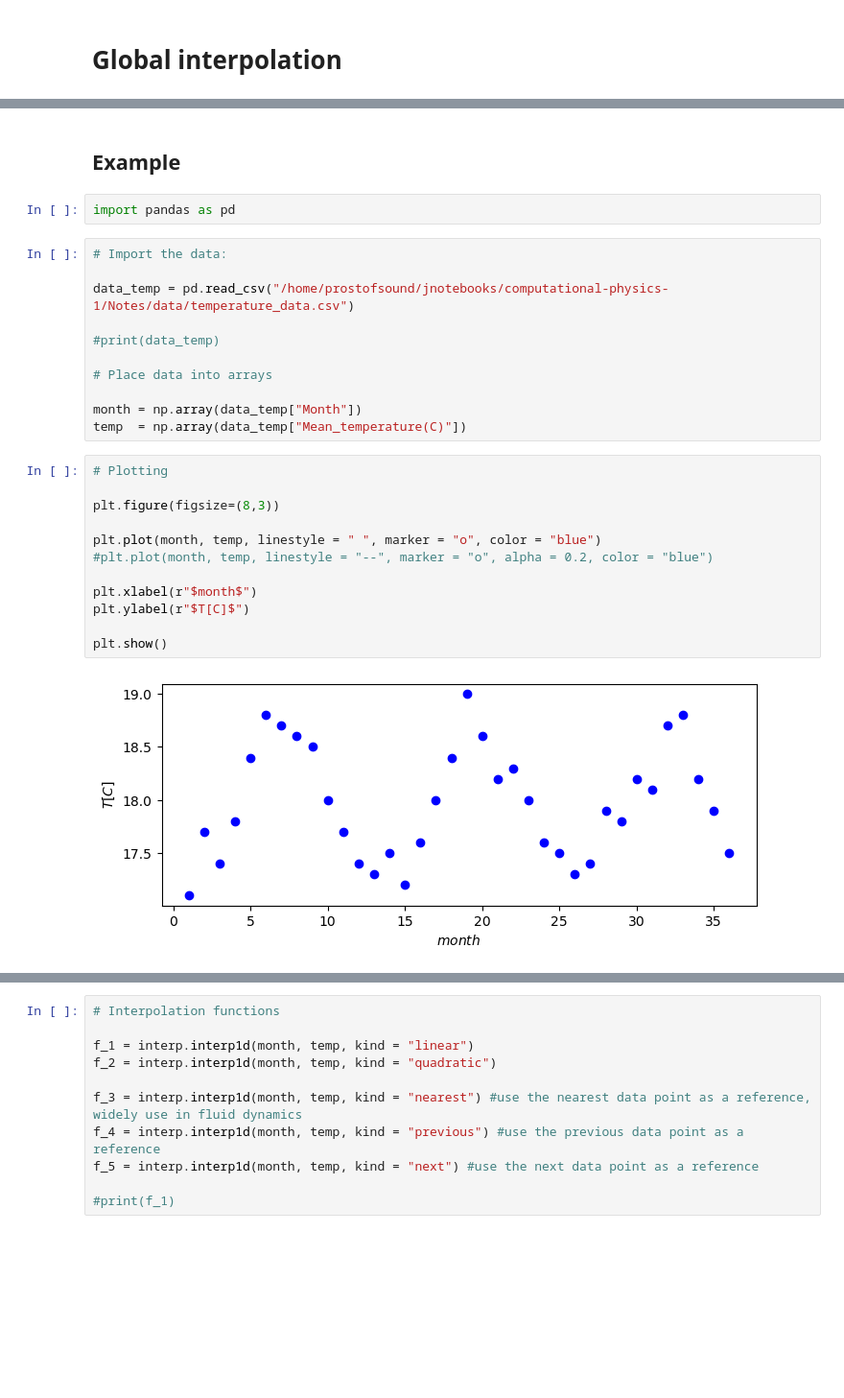
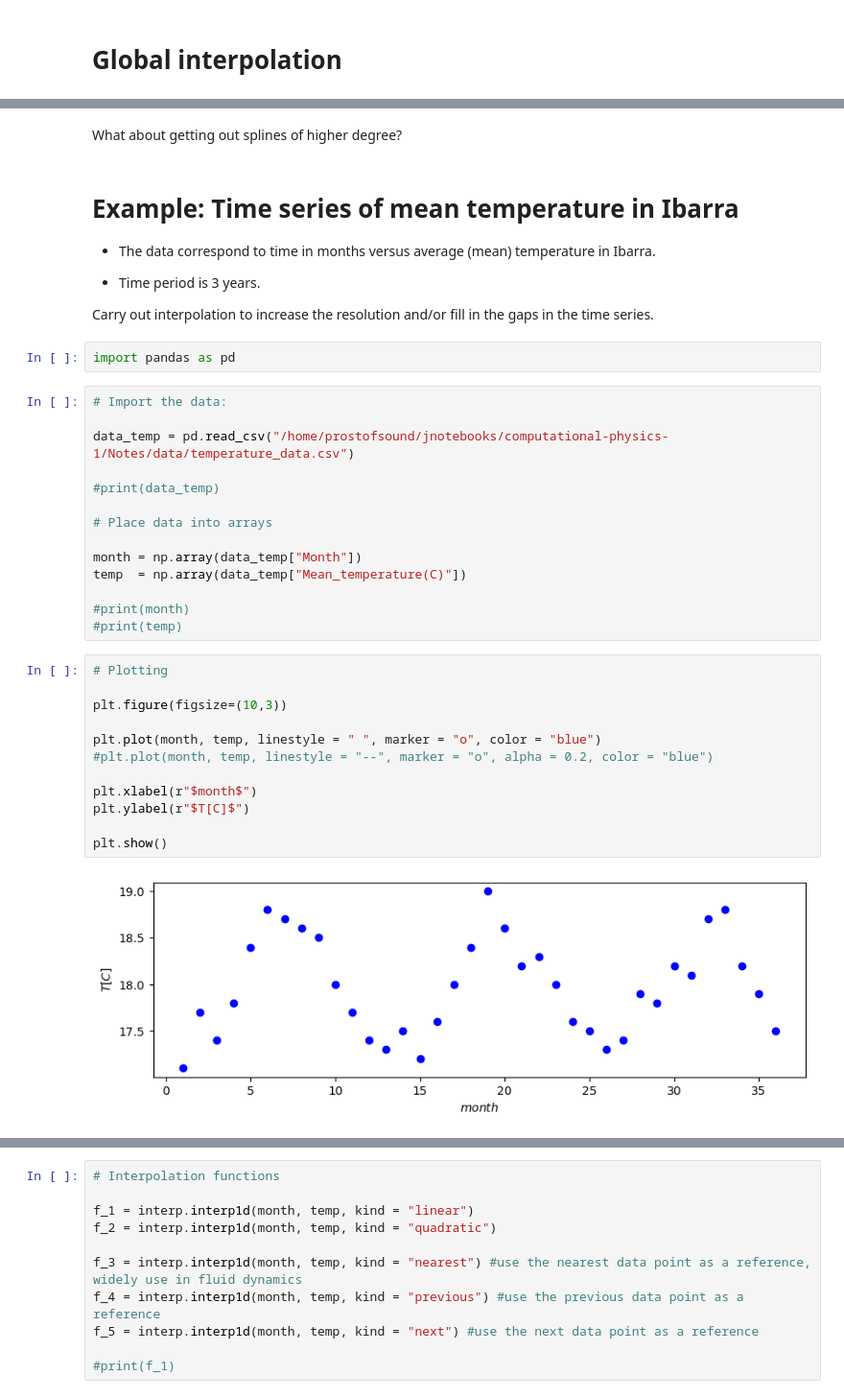
Before and after one commit to prostofsound/computational-physics-1, a Jupyter notebook: Notes/Unit-1/Class10_Interpolation.ipynb, the cells around one changed output, grey strips where cells are left out. Shown: that part at 96% size. Drawn from its saved outputs; the diff is of its cells as text; blank space fills up the shorter version.

```diff
--- a/Notes/Unit-1/Class10_Interpolation.ipynb
+++ b/Notes/Unit-1/Class10_Interpolation.ipynb
@@ -49,5 +489,12 @@ Splines are a set of basis vectors, we can select the basis vectors to be linear
+# %% [markdown]
+What about getting out splines of higher degree?
 # %% [markdown]
-## Example
+# Example: Time series of mean temperature in Ibarra
+* The data correspond to time in months versus average (mean) temperature in Ibarra.
+
+* Time period is 3 years.
+
+Carry out interpolation to increase the resolution and/or fill in the gaps in the time series.
 # %%
 import pandas as pd
 # %%
@@ -61,18 +508,21 @@ data_temp = pd.read_csv("/home/prostofsound/jnotebooks/computational-physics-1/N
 
 month = np.array(data_temp["Month"])
 temp  = np.array(data_temp["Mean_temperature(C)"])
+
+#print(month)
+#print(temp)
 # %%
 # Plotting
 
-plt.figure(figsize=(8,3))
+plt.figure(figsize=(10,3))
 
 plt.plot(month, temp, linestyle = " ", marker = "o", color = "blue")
 #plt.plot(month, temp, linestyle = "--", marker = "o", alpha = 0.2, color = "blue")
 
 plt.xlabel(r"$month$")
 plt.ylabel(r"$T[C]$")
 
 plt.show()
 # %% [output]
-[figure, old version]
+[figure, new version]
 # %%
```
Also changed, not shown: parts of 63 cells of this notebook, 3 other files.
